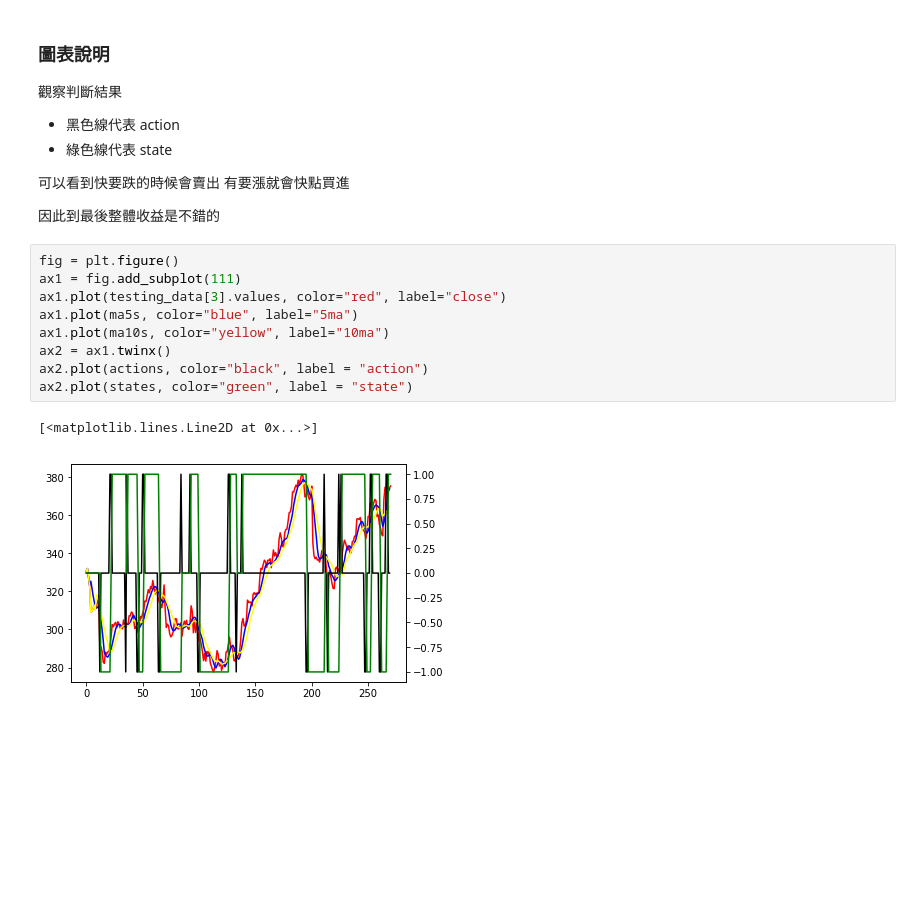
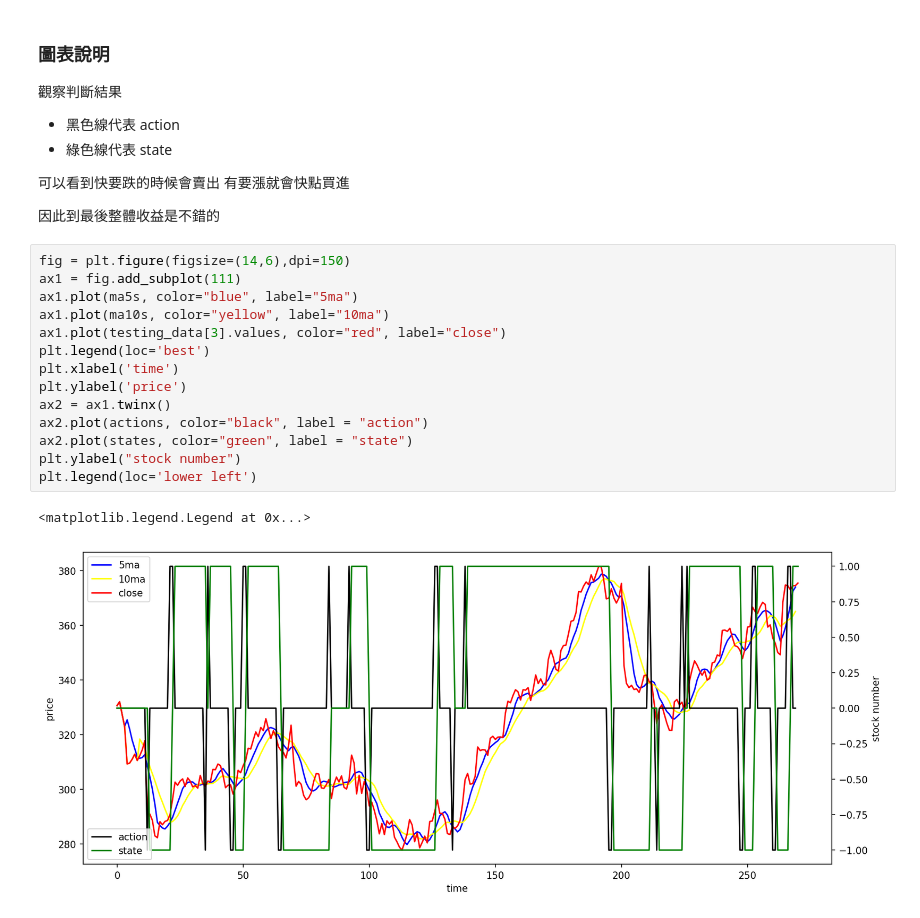
Before and after one commit to csielee/dsai2018_hw1, a Jupyter notebook: trader.ipynb, the cells around one changed output. Drawn from its saved outputs; the diff is of its cells as text; blank space fills up the shorter version.

```diff
--- a/trader.ipynb
+++ b/trader.ipynb
@@ -95,14 +101,19 @@ for index,row in testing_data.iterrows():
 
 因此到最後整體收益是不錯的
 # %%
-fig = plt.figure()
+fig = plt.figure(figsize=(14,6),dpi=150)
 ax1 = fig.add_subplot(111)
-ax1.plot(testing_data[3].values, color="red", label="close")
 ax1.plot(ma5s, color="blue", label="5ma")
 ax1.plot(ma10s, color="yellow", label="10ma")
+ax1.plot(testing_data[3].values, color="red", label="close")
+plt.legend(loc='best')
+plt.xlabel('time')
+plt.ylabel('price')
 ax2 = ax1.twinx()
 ax2.plot(actions, color="black", label = "action")
 ax2.plot(states, color="green", label = "state")
+plt.ylabel("stock number")
+plt.legend(loc='lower left')
 # %% [output]
-[<matplotlib.lines.Line2D at 0x...>]
+<matplotlib.legend.Legend at 0x...>
-[figure, old version]
+[figure, new version]
```
Also changed, not shown: parts of 2 cells of this notebook, 1 other file.
